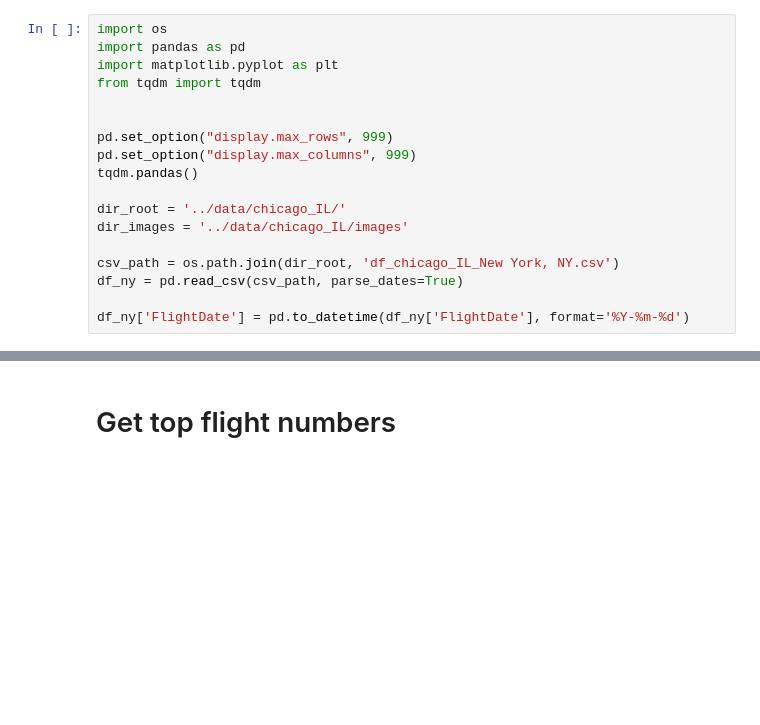
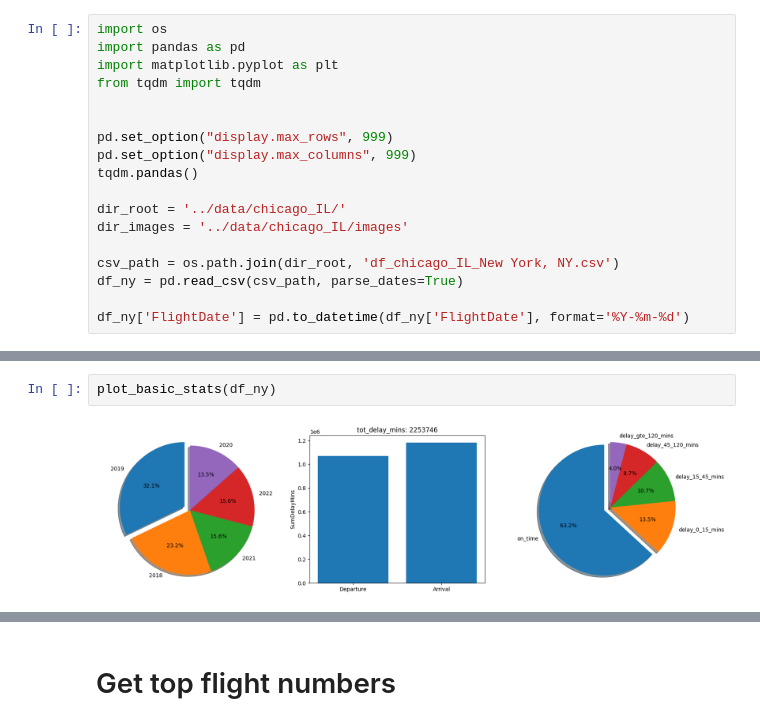
Before and after one commit to krishnaShreedhar/mis587_project, a Jupyter notebook: src/chicago_IL_feature_engineering.ipynb, the cells around one changed output, grey strips where cells are left out. Saved outputs shown, nothing was run; the diff lists cells and outputs as text; blank space fills up the shorter version.

Commit message:
Update more plots

```diff
--- a/src/chicago_IL_feature_engineering.ipynb
+++ b/src/chicago_IL_feature_engineering.ipynb
@@ -644,0 +750,4 @@ df_ny.head()
+# %%
+plot_basic_stats(df_ny)
+# %% [output]
+[figure, added]
```
Also changed, not shown: parts of 8 cells of this notebook.
